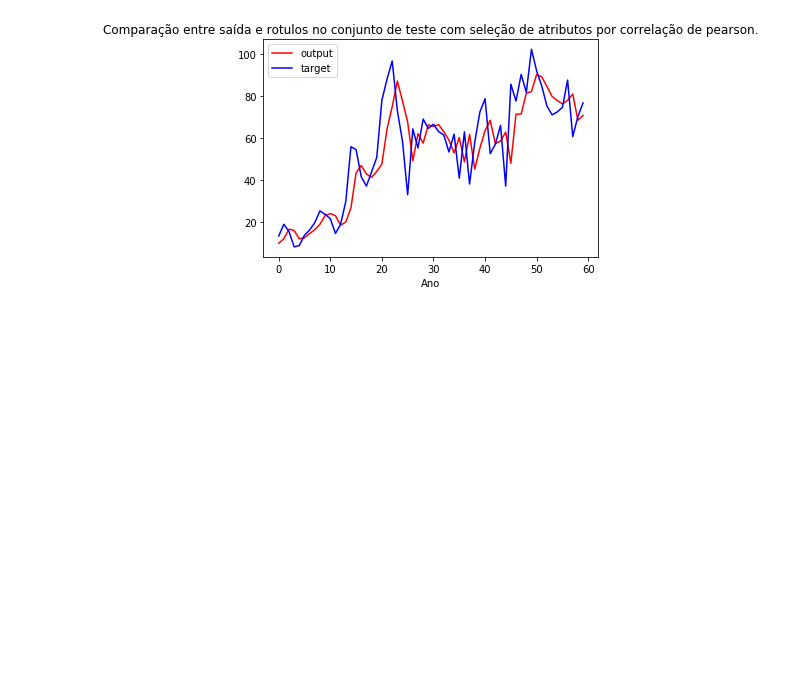
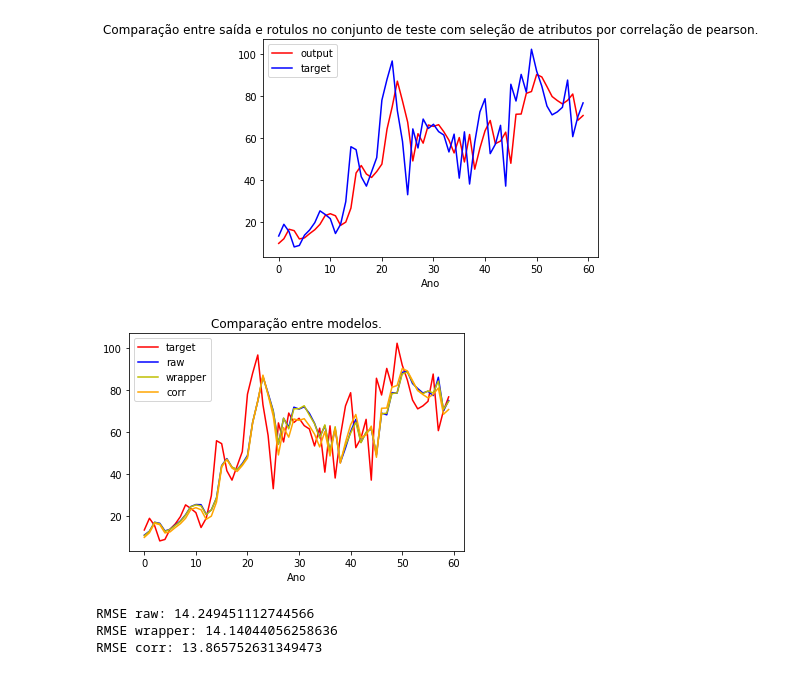
Before and after one commit to RafaelGoncalves8/machine-learning, a Jupyter notebook: deliver/EFC1 - Regressao Linear.ipynb, the cells around one changed output. Cells and saved outputs as stored; diff of their text form; code cells hidden in the pictures; blank space fills up the shorter version.

Commit message:
Plot models comparison.

```diff
--- a/deliver/EFC1 - Regressao Linear.ipynb
+++ b/deliver/EFC1 - Regressao Linear.ipynb
@@ -257,5 +257,5 @@ print(vec[idx]) # row with best rmse
 w = mmq_l2(Phi_train[:,vec[idx,3]], y_train, vec[idx, 2])
 # %%
 out_train = linreg(w, Phi_train[:,vec[idx,3]])
-out_test = linreg(w, Phi_test[:,vec[idx,3]])
+out_test_wrapper = linreg(w, Phi_test[:,vec[idx,3]])
 # %%
@@ -288,13 +288,13 @@ plt.show()
 # %% [output]
 [figure]
 # %%
-mask_pearson = list(range(Phi_test.shape[1]))
+mask_corr = list(range(Phi_test.shape[1]))
 for i in range(idx):
     a = np.argmin(corr[0])
     print(a)
-    mask_pearson.remove(a)
+    mask_corr.remove(a)
     corr[0, a] = 999
-mask_pearson
+mask_corr
 # %% [output]
 20
 19
@@ -305,8 +305,10 @@ mask_pearson
 14
 13
 [0, 1, 2, 3, 4, 5, 6, 7, 8, 9, 10, 11, 12]
+# %%
+_, l = kfold(Phi_train[:,mask_corr], y_train, 5, lamb_vec)
 # %%
-w = mmq(Phi_train[:,mask_pearson], y_train)
-out_train = linreg(w, Phi_train[:,mask_pearson])
-out_test = linreg(w, Phi_test[:,mask_pearson])
+w = mmq_l2(Phi_train[:,mask_corr], y_train, l)
+out_train = linreg(w, Phi_train[:,mask_corr])
+out_test_corr = linreg(w, Phi_test[:,mask_corr])
 # %%
@@ -323,3 +325,22 @@ plt.title('Comparação entre saída e rotulos no conjunto de teste com seleçã
 plt.show()
 # %% [output]
 [figure]
+# %%
+plt.plot(y_test, '-r')
+plt.plot(out_test, '-b')
+plt.plot(out_test_wrapper, 'orang')
+plt.plot(out_test_corr, 'orange')
+
+plt.xlabel('Ano')
+plt.legend(('target', 'raw', 'wrapper', 'corr'))
+plt.title('Comparação entre modelos.')
+plt.show()
+
+print("RMSE raw: {}".format(rmse(out_test, y_test)))
+print("RMSE wrapper: {}".format(rmse(out_test_wrapper, y_test)))
+print("RMSE corr: {}".format(rmse(out_test_corr, y_test)))
+# %% [output]
+[figure, added]
+RMSE raw: 14.249451112744566
+RMSE wrapper: 14.14044056258636
+RMSE corr: 13.865752631349473
```
Also changed, not shown: parts of 4 cells of this notebook.
